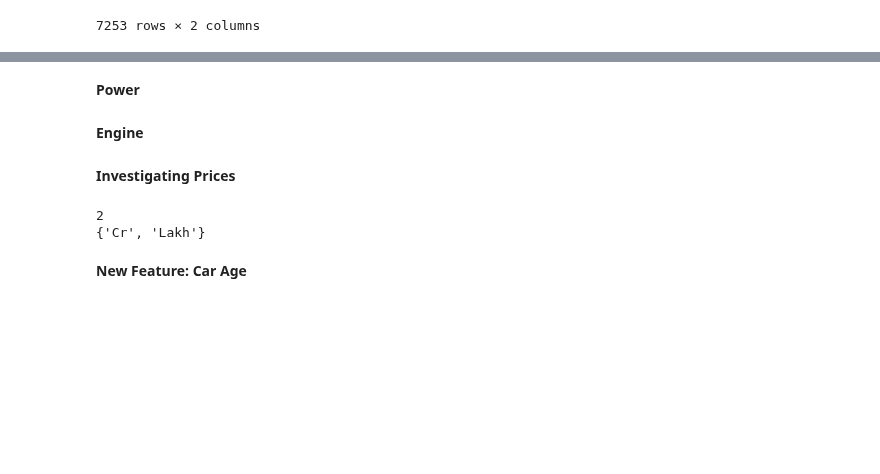
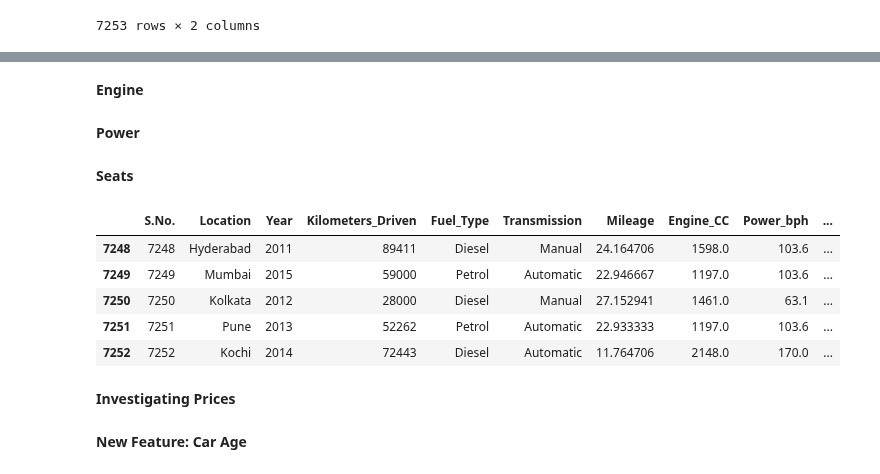
Before and after one commit to safakan/CCTB_repo_safak_atakan_celik, a Jupyter notebook: DEA113/Assignment4/Assignment4_EDA_Kaggle.ipynb, the cells around one changed output, grey strips where cells are left out. Drawn from its saved outputs; the diff is of its cells as text; code cells hidden in the pictures; blank space fills up the shorter version.

```diff
--- a/DEA113/Assignment4/Assignment4_EDA_Kaggle.ipynb
+++ b/DEA113/Assignment4/Assignment4_EDA_Kaggle.ipynb
@@ -220,0 +289,37 @@ For example, when doing 'df[col].method(value, inplace=True)', try using 'df.met
+# %%
+# # ## Making sure to not remove something without noticing it.
+# field_mileage = data[data["Mileage"].notnull()]["Mileage"].str.split(' ').tolist()
+# mp = {}
+# mp["measures"] = []
+# for i in field_mileage:
+#   mp[len(i)] = None # print(len(mp)) # 2
+#   mp["measures"].append(i[1]) # print(set(mp["measures"]))  # {'km/kg', 'kmpl'}
+
+
+# CONVERTING INTO A COMMON UNIT OF MEASURE AND NUMERICAL FIELD
+# km/kg is for gas fuels (CNG, LPG) | kmpl is for liquid fuels (Petrol, Diesel)
+# double checking for erroneous data
+# data[data["Fuel_Type"].isin(["Petrol", "Diesel"])]["Mileage_Unit"].unique() # only kmpl
+# data[data["Fuel_Type"].isin(["LPG", "CNG"])]["Mileage_Unit"].unique() only km/kg
+
+
+# Formula for conversion: Mass = Density x Volume
+# https://www.sciencedirect.com/topics/engineering/diesel-fuel#:~:text=The%20density%20of%20petroleum%20diesel,0.70%E2%80%930.75%20kg%2Fl.
+# https://www.quora.com/What-is-the-weight-of-1-litre-petrol
+densities = {
+    "Petrol": 0.75,
+    "Diesel": 0.85
+}
+
+data[["Mileage", "Mileage_Unit"]] = data[data["Mileage"].notnull()]["Mileage"].str.split(' ', expand=True)
+data["Mileage"] = pd.to_numeric(data["Mileage"])
+
+data["Mileage"] = data.apply(lambda row:
+                             row["Mileage"] / densities["Petrol"] if row["Fuel_Type"] == "Petrol" else
+                             row["Mileage"] / densities["Diesel"] if row["Fuel_Type"] == "Diesel" else
+                             row["Mileage"], axis=1)
+
+# No need to explicitly mention
+data.drop(columns=["Mileage_Unit"], inplace=True)
+# %% [markdown]
+**Engine**
@@ -246,4 +369,4 @@ data["Power_bph"] = pd.to_numeric(data["Power_bph"])
 
 # Fill missing values
 # %% [markdown]
-**Engine**
+**Seats**
@@ -268,3 +373,12 @@ data["Engine_CC"] = pd.to_numeric(data["Engine_CC"])
+# %%
+data.tail()
+# %% [output]
+|  | S.No. | Location | Year | Kilometers_Driven | Fuel_Type | Transmission | Mileage | Engine_CC | Power_bph | ... |
+| 7248 | 7248 | Hyderabad | 2011 | 89411 | Diesel | Manual | 24.164706 | 1598.0 | 103.6 | ... |
+| 7249 | 7249 | Mumbai | 2015 | 59000 | Petrol | Automatic | 22.946667 | 1197.0 | 103.6 | ... |
+| 7250 | 7250 | Kolkata | 2012 | 28000 | Diesel | Manual | 27.152941 | 1461.0 | 63.1 | ... |
+| 7251 | 7251 | Pune | 2013 | 52262 | Petrol | Automatic | 22.933333 | 1197.0 | 103.6 | ... |
+| 7252 | 7252 | Kochi | 2014 | 72443 | Diesel | Automatic | 11.764706 | 2148.0 | 170.0 | ... |
 # %% [markdown]
 **Investigating Prices**
 # %%
@@ -278,13 +392,8 @@ new_price_list = data[data["New_Price"].notnull()]["New_Price"].str.split(' ').t
 mp = {}
 mp["currencies"] = []
 for i in new_price_list:
-  mp[len(i)] = None
-  mp["currencies"].append(i[1])
-print(len(mp)) # 2
-print(set(mp["currencies"])) # {'Cr', 'Lakh'}
+  mp[len(i)] = None # print(len(mp)) # 2
+  mp["currencies"].append(i[1]) # print(set(mp["currencies"])) # {'Cr', 'Lakh'}
-# %% [output]
-2
-{'Cr', 'Lakh'}
 # %%
 # Filter where new price is not null and move the currencies here to a separate field.
 data[["Price_New", "Currency"]] = data[data["New_Price"].notnull()]["New_Price"].str.split(' ', expand=True)
```
Also changed, not shown: parts of 11 cells of this notebook.
